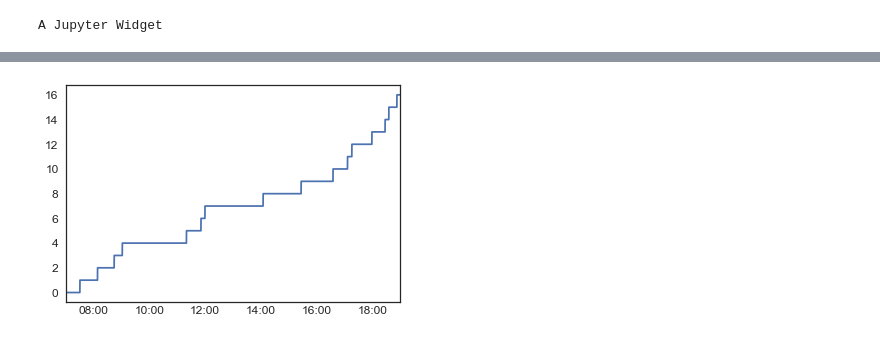
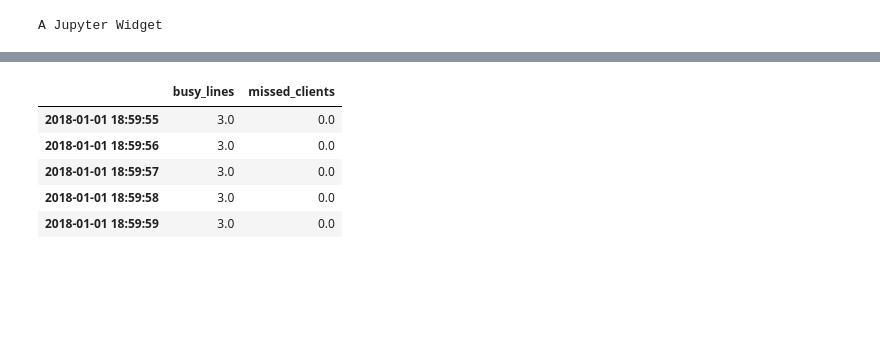
Before and after one commit to SvetaZlobina/SimMod_CourseWork, a Jupyter notebook: Testing model.ipynb, the cells around one changed output, grey strips where cells are left out. Cells and saved outputs as stored; diff of their text form; code cells hidden in the pictures; blank space fills up the shorter version.

```diff
--- a/Testing model.ipynb
+++ b/Testing model.ipynb
@@ -57,5 +102,9 @@ results.head()
-# %%
-results['busy_lines'].plot()
-plt.show()
-# %% [output]
-[figure, removed]
+# %%
+results.tail()
+# %% [output]
+|  | busy_lines | missed_clients |
+| 2018-01-01 18:59:55 | 3.0 | 0.0 |
+| 2018-01-01 18:59:56 | 3.0 | 0.0 |
+| 2018-01-01 18:59:57 | 3.0 | 0.0 |
+| 2018-01-01 18:59:58 | 3.0 | 0.0 |
+| 2018-01-01 18:59:59 | 3.0 | 0.0 |
```
Also changed, not shown: parts of 9 cells of this notebook.
